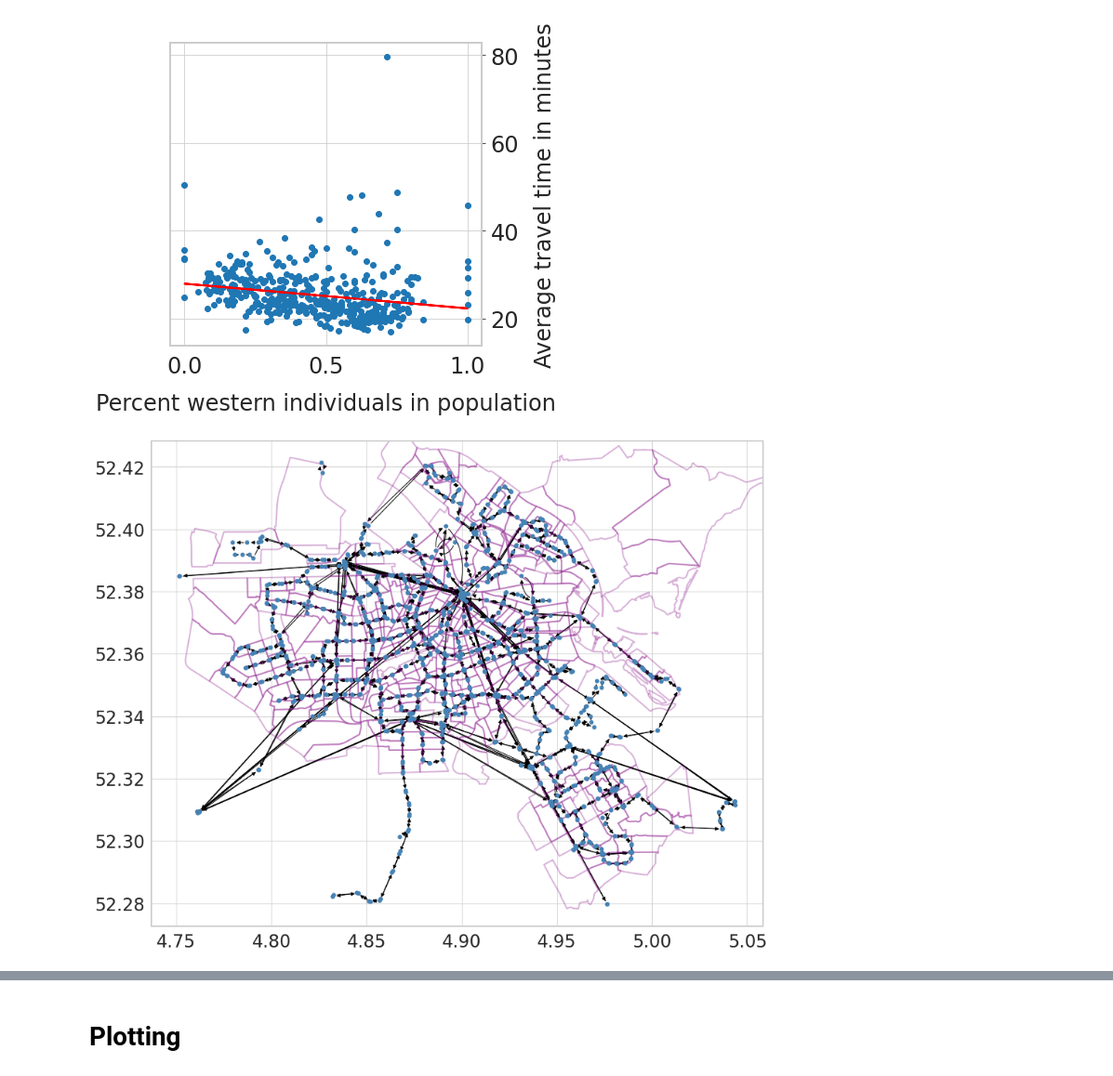
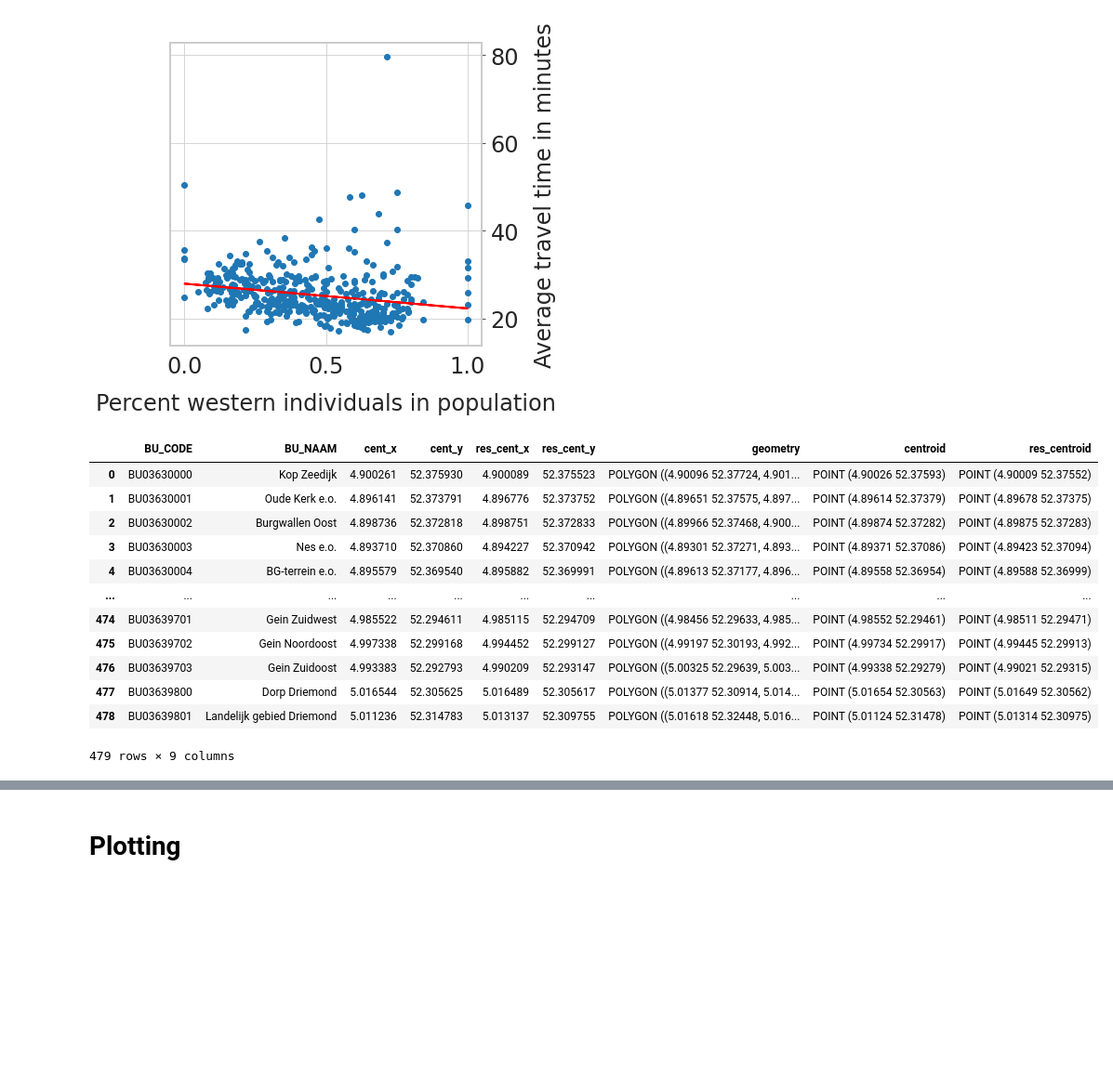
Before and after one commit to EquiCity/thesis, a Jupyter notebook: eda/notebooks/ams_transit_network_accessibility_analysis.ipynb, the cells around one changed output, grey strips where cells are left out. Shown at 93% size. Cells and saved outputs as stored; diff of their text form; code cells hidden in the pictures; blank space fills up the shorter version.

```diff
--- a/eda/notebooks/ams_transit_network_accessibility_analysis.ipynb
+++ b/eda/notebooks/ams_transit_network_accessibility_analysis.ipynb
@@ -481,10 +481,19 @@ ax.plot(buurt_avg_tt.p_w, p(buurt_avg_tt.p_w), c='r')
 p_value=6.504253288450881e-06 and r_value=-0.21286674508017045 and slope=-5.633825426155574
 [<matplotlib.lines.Line2D at 0x...>]
 [figure]
-# %%
-base = kwb_19_ams_neighborhoods.boundary.plot(figsize=(15,15), edgecolor="purple", alpha=0.3)
-# base = functie_category.plot(ax=base, color='yellow', figsize=(15,15))
-G_transit = ig.read(graphs[0])
-ig.plot(G_transit, target=base)
-# %% [output]
-[figure, removed]
+# %%
+ams_nb
+# %% [output]
+|  | BU_CODE | BU_NAAM | cent_x | cent_y | res_cent_x | res_cent_y | geometry | centroid | res_centroid |
+| 0 | BU03630000 | Kop Zeedijk | 4.900261 | 52.375930 | 4.900089 | 52.375523 | POLYGON ((4.90096 52.37724, 4.901... | POINT (4.90026 52.37593) | POINT (4.90009 52.37552) |
+| 1 | BU03630001 | Oude Kerk e.o. | 4.896141 | 52.373791 | 4.896776 | 52.373752 | POLYGON ((4.89651 52.37575, 4.897... | POINT (4.89614 52.37379) | POINT (4.89678 52.37375) |
+| 2 | BU03630002 | Burgwallen Oost | 4.898736 | 52.372818 | 4.898751 | 52.372833 | POLYGON ((4.89966 52.37468, 4.900... | POINT (4.89874 52.37282) | POINT (4.89875 52.37283) |
+| 3 | BU03630003 | Nes e.o. | 4.893710 | 52.370860 | 4.894227 | 52.370942 | POLYGON ((4.89301 52.37271, 4.893... | POINT (4.89371 52.37086) | POINT (4.89423 52.37094) |
+| 4 | BU03630004 | BG-terrein e.o. | 4.895579 | 52.369540 | 4.895882 | 52.369991 | POLYGON ((4.89613 52.37177, 4.896... | POINT (4.89558 52.36954) | POINT (4.89588 52.36999) |
+| ... | ... | ... | ... | ... | ... | ... | ... | ... | ... |
+| 474 | BU03639701 | Gein Zuidwest | 4.985522 | 52.294611 | 4.985115 | 52.294709 | POLYGON ((4.98456 52.29633, 4.985... | POINT (4.98552 52.29461) | POINT (4.98511 52.29471) |
+| 475 | BU03639702 | Gein Noordoost | 4.997338 | 52.299168 | 4.994452 | 52.299127 | POLYGON ((4.99197 52.30193, 4.992... | POINT (4.99734 52.29917) | POINT (4.99445 52.29913) |
+| 476 | BU03639703 | Gein Zuidoost | 4.993383 | 52.292793 | 4.990209 | 52.293147 | POLYGON ((5.00325 52.29639, 5.003... | POINT (4.99338 52.29279) | POINT (4.99021 52.29315) |
+| 477 | BU03639800 | Dorp Driemond | 5.016544 | 52.305625 | 5.016489 | 52.305617 | POLYGON ((5.01377 52.30914, 5.014... | POINT (5.01654 52.30563) | POINT (5.01649 52.30562) |
+| 478 | BU03639801 | Landelijk gebied Driemond | 5.011236 | 52.314783 | 5.013137 | 52.309755 | POLYGON ((5.01618 52.32448, 5.016... | POINT (5.01124 52.31478) | POINT (5.01314 52.30975) |
+479 rows × 9 columns
```
Also changed, not shown: parts of 1 cell of this notebook.
